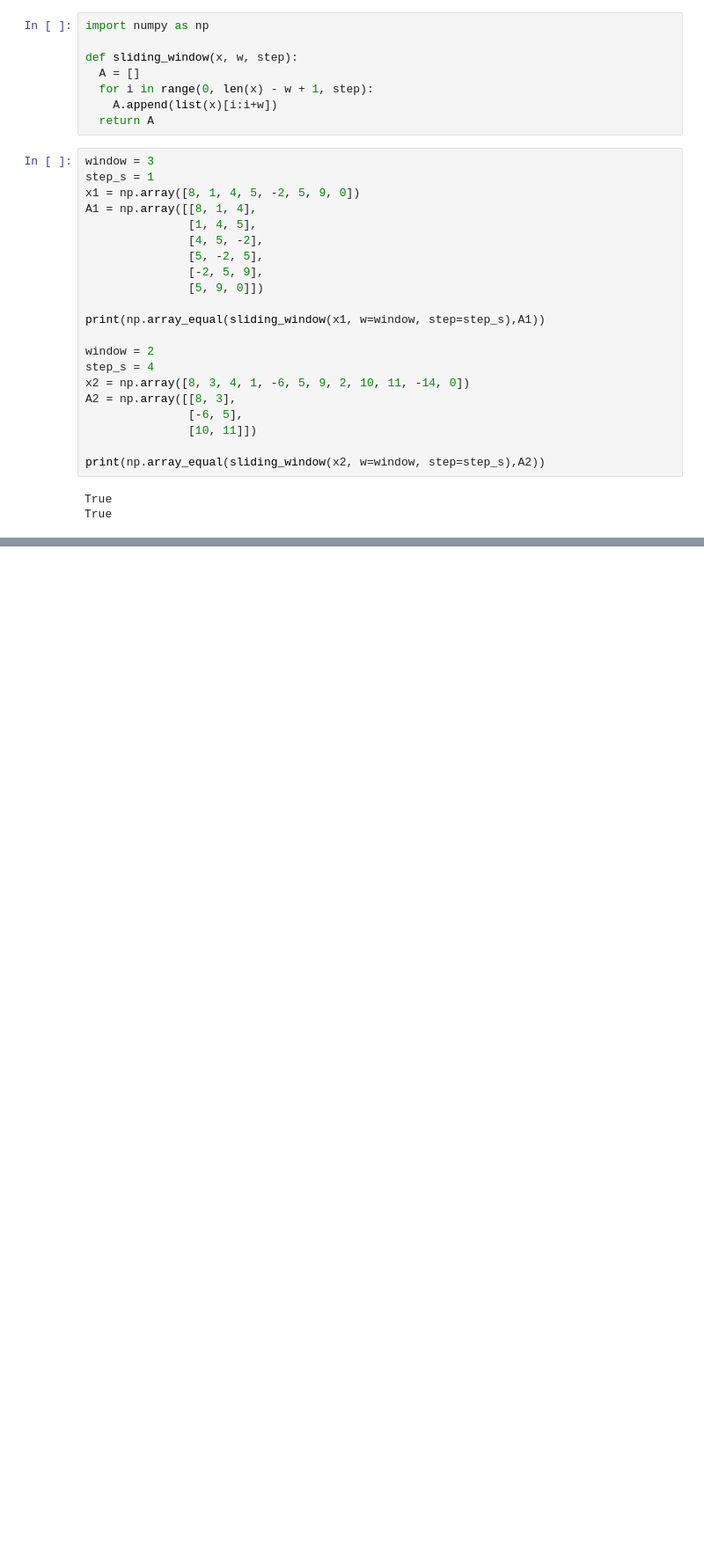
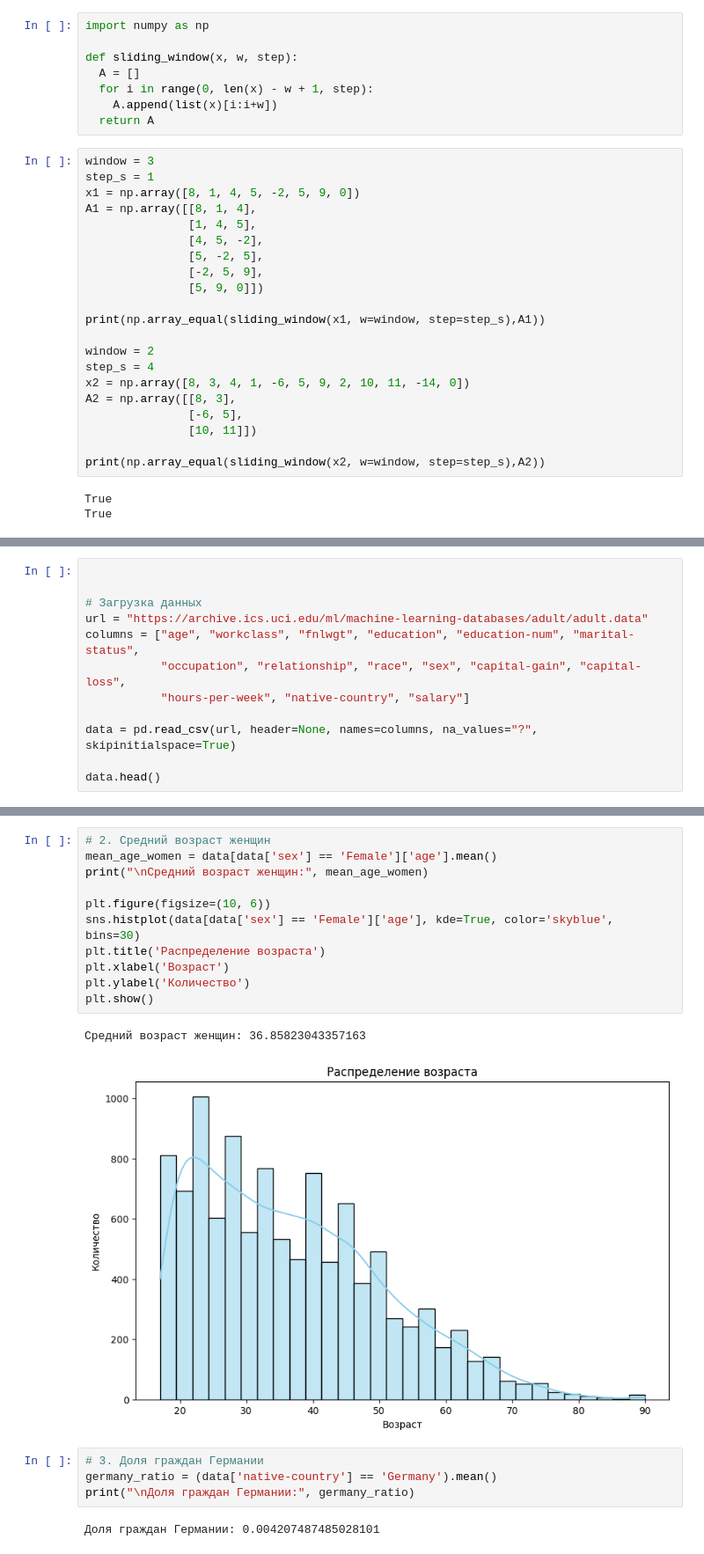
Before and after one commit to berberberk/timl-fs-2024, a Jupyter notebook: TIML1_Visualisation.ipynb, the cells around one changed output, grey strips where cells are left out. Shown: that part at 88% size. Cells and saved outputs as stored; diff of their text form; blank space fills up the shorter version.

```diff
--- a/TIML1_Visualisation.ipynb
+++ b/TIML1_Visualisation.ipynb
@@ -34,0 +43,12 @@ True
+# %%
+
+
+# Загрузка данных
+url = "https://archive.ics.uci.edu/ml/machine-learning-databases/adult/adult.data"
+columns = ["age", "workclass", "fnlwgt", "education", "education-num", "marital-status",
+           "occupation", "relationship", "race", "sex", "capital-gain", "capital-loss",
+           "hours-per-week", "native-country", "salary"]
+
+data = pd.read_csv(url, header=None, names=columns, na_values="?", skipinitialspace=True)
+
+data.head()
@@ -34,0 +72,20 @@ True
+# %%
+# 2. Средний возраст женщин
+mean_age_women = data[data['sex'] == 'Female']['age'].mean()
+print("\nСредний возраст женщин:", mean_age_women)
+
+plt.figure(figsize=(10, 6))
+sns.histplot(data[data['sex'] == 'Female']['age'], kde=True, color='skyblue', bins=30)
+plt.title('Распределение возраста')
+plt.xlabel('Возраст')
+plt.ylabel('Количество')
+plt.show()
+# %% [output]
+Средний возраст женщин: 36.85823043357163
+[figure, added]
+# %%
+# 3. Доля граждан Германии
+germany_ratio = (data['native-country'] == 'Germany').mean()
+print("\nДоля граждан Германии:", germany_ratio)
+# %% [output]
+Доля граждан Германии: 0.004207487485028101
```
Also changed, not shown: parts of 29 cells of this notebook.
